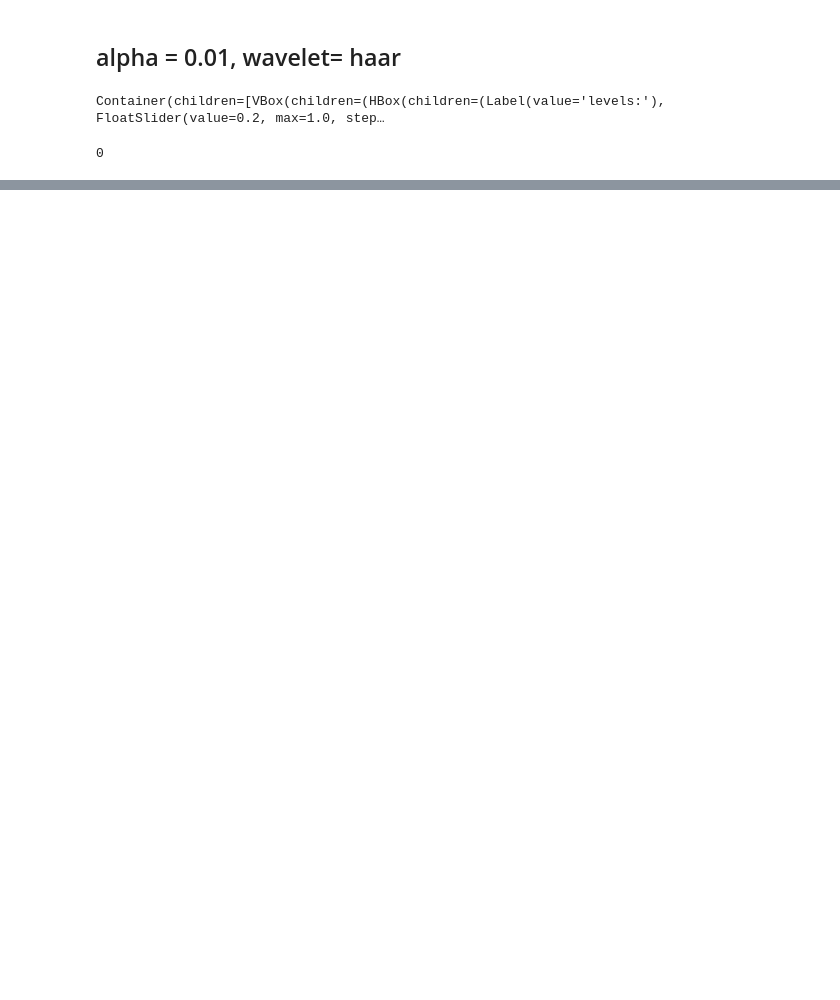
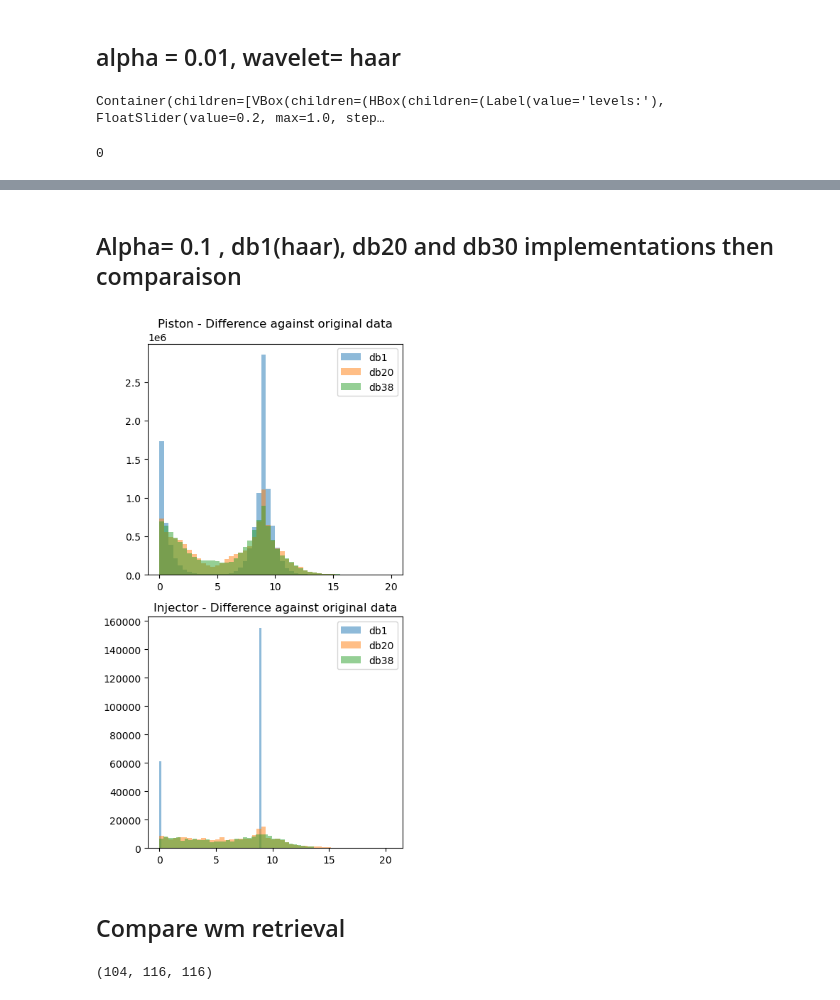
Before and after one commit to B4llouk/thesis-uni-passau-3D-wavelet-watermarking, a Jupyter notebook: notebooks/wvt_transform_addition_clean.ipynb, the cells around one changed output, grey strips where cells are left out. Cells and saved outputs as stored; diff of their text form; code cells hidden in the pictures; blank space fills up the shorter version.

```diff
--- a/notebooks/wvt_transform_addition_clean.ipynb
+++ b/notebooks/wvt_transform_addition_clean.ipynb
@@ -29,0 +49,3 @@ import helpers.plots
+# %%
+piston=scaled_piston
+piston.max(), piston.min()
@@ -49,0 +137,2 @@ Container(children=[VBox(children=(HBox(children=(Label(value='levels:'), FloatS
+# %% [markdown]
+## Alpha= 0.1 , db1(haar), db20 and db30 implementations then comparaison
@@ -49,0 +185,51 @@ Container(children=[VBox(children=(HBox(children=(Label(value='levels:'), FloatS
+# %%
+import matplotlib.pyplot as plt
+import numpy as np
+
+
+# Reshape watermarked data to match the original dimensions by removing the first row
+watermarked_data_piston_db1 = watermarked_data_piston_db1[1:, :, :]
+watermarked_data_piston_db20 = watermarked_data_piston_db20[1:, :, :]
+watermarked_data_piston_db38 = watermarked_data_piston_db38[1:, :, :]
+
+
+
+
+# Calculate the difference in coefficients
+diff_coeffs_piston_db1 = np.abs(piston - watermarked_data_piston_db1)
+diff_coeffs_injector_db1 = np.abs(injector - watermarked_data_injector_db1)
+diff_coeffs_piston_db20 = np.abs(piston - watermarked_data_piston_db20)
+diff_coeffs_injector_db20 = np.abs(injector - watermarked_data_injector_db20)
+diff_coeffs_piston_db38 = np.abs(piston - watermarked_data_piston_db38)
+diff_coeffs_injector_db38 = np.abs(injector - watermarked_data_injector_db38)
+# %%
+# Plotting
+plt.figure(figsize=(12, 8))
+
+# For Piston
+plt.subplot(2, 3, 1)
+plt.hist(diff_coeffs_piston_db1.flatten(), bins=50, alpha=0.5, label='db1', range=(0, 20))
+plt.hist(diff_coeffs_piston_db20.flatten(), bins=50, alpha=0.5, label='db20', range=(0, 20))
+plt.hist(diff_coeffs_piston_db38.flatten(), bins=50, alpha=0.5, label='db38', range=(0, 20))
+plt.title('Piston - Difference against original data')
+plt.legend()
+
+# For Injector
+plt.subplot(2, 3, 4)
+plt.hist(diff_coeffs_injector_db1.flatten(), bins=50, alpha=0.5, label='db1')
+plt.hist(diff_coeffs_injector_db20.flatten(), bins=50, alpha=0.5, label='db20')
+plt.hist(diff_coeffs_injector_db38.flatten(), bins=50, alpha=0.5, label='db38')
+plt.title('Injector - Difference against original data')
+plt.legend()
+
+plt.tight_layout()
+plt.show()
+# %% [output]
+[figure, added]
+# %% [markdown]
+## Compare wm retrieval
+# %%
+watermark= helpers.wm.reshapeWm(watermark, (104, 116, 116))
+watermark.shape
+# %% [output]
+(104, 116, 116)
```
Also changed, not shown: parts of 64 cells of this notebook, 14 other files.
